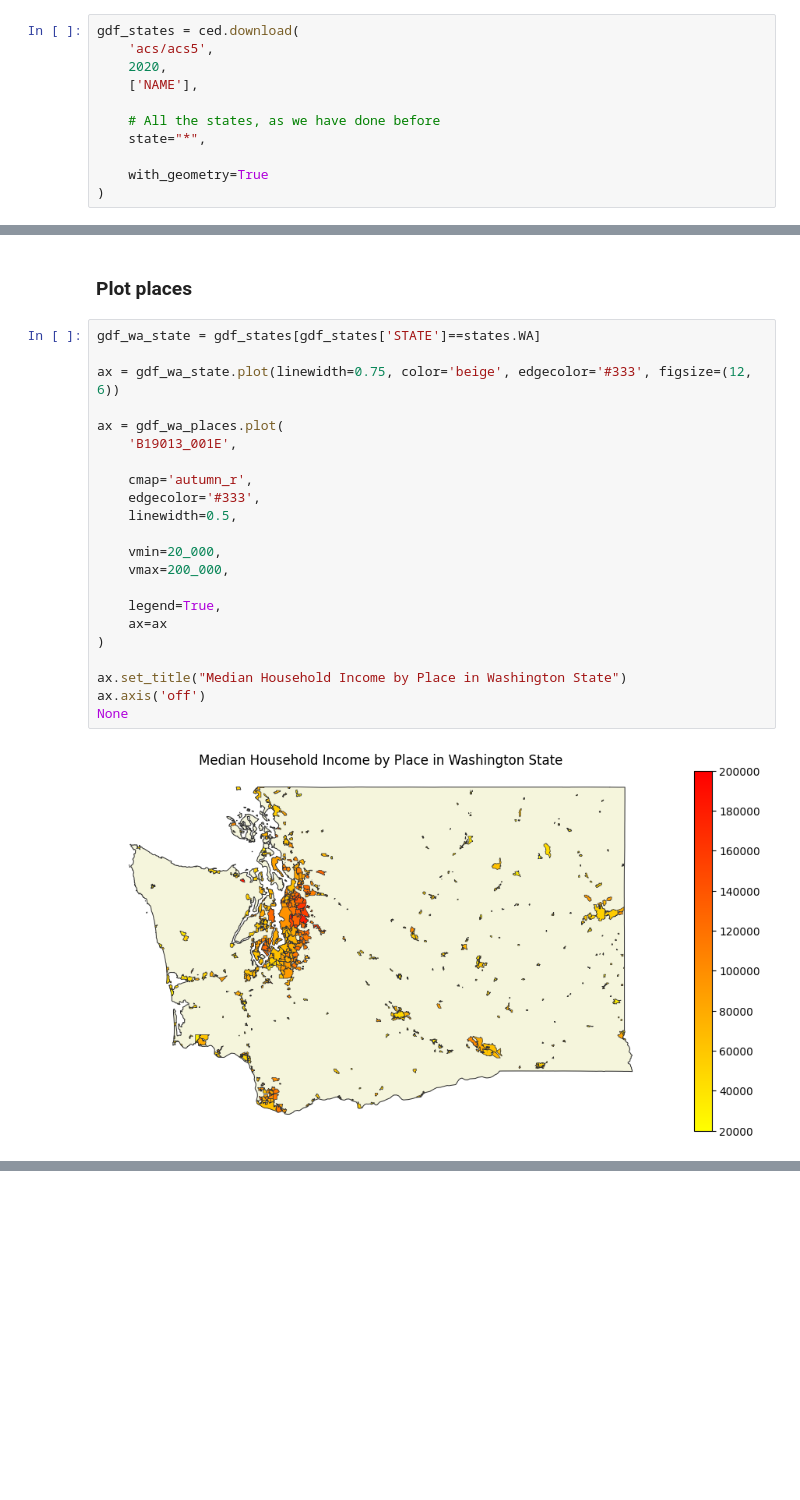
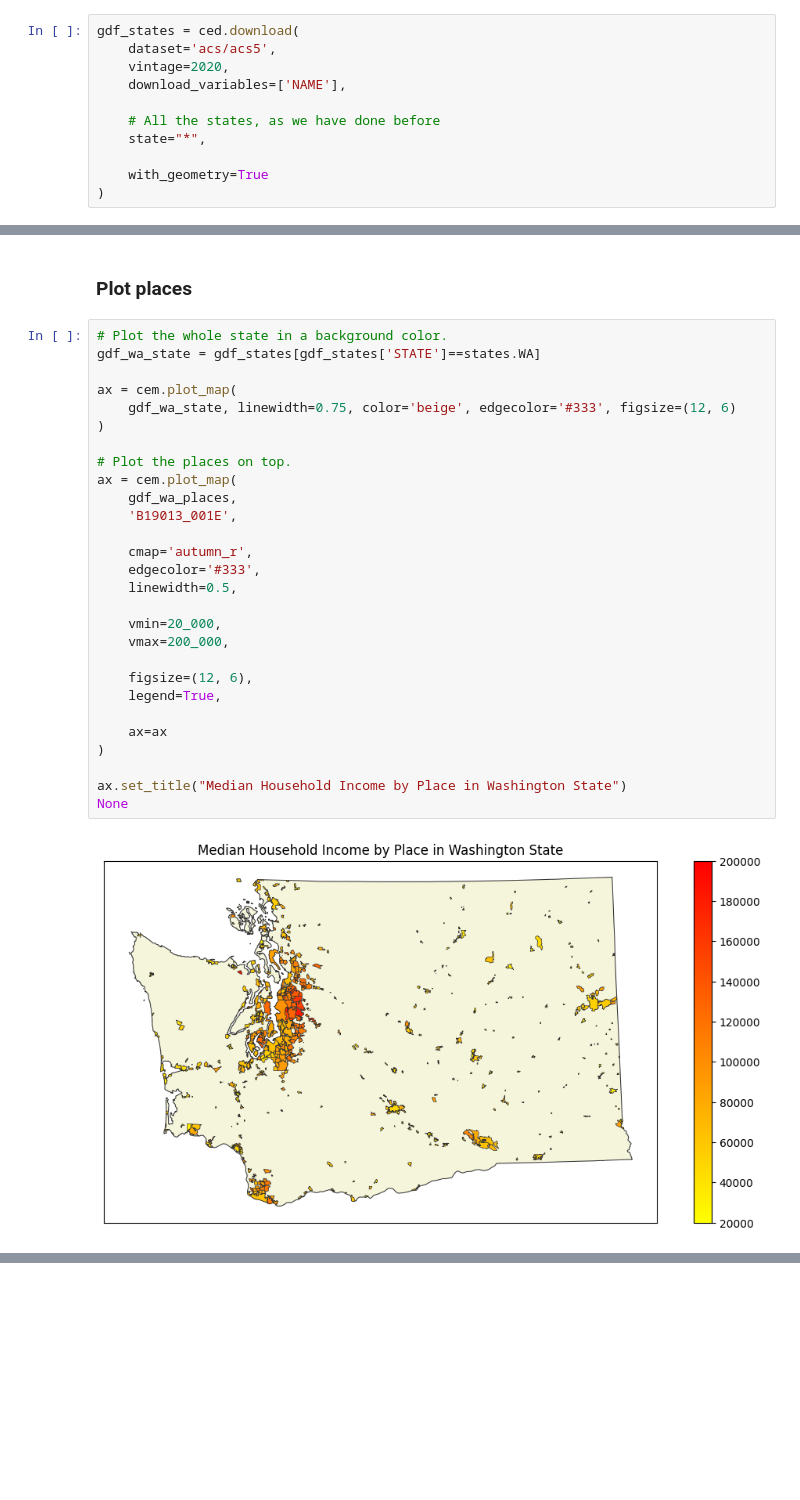
Before and after one commit to vengroff/censusdis-tutorial, a Jupyter notebook: Tutorial.ipynb, the cells around one changed output, grey strips where cells are left out. Cells and saved outputs as stored; diff of their text form; blank space fills up the shorter version.

```diff
--- a/Tutorial.ipynb
+++ b/Tutorial.ipynb
@@ -361,9 +384,9 @@ None
 Just as we have already done.
 # %%
 gdf_states = ced.download(
-    'acs/acs5',
-    2020,
-    ['NAME'],
+    dataset='acs/acs5',
+    vintage=2020,
+    download_variables=['NAME'],
 
     # All the states, as we have done before
     state="*",
@@ -582,26 +647,32 @@ gdf_wa_places.head()
 # %% [markdown]
 ### Plot places
 # %%
+# Plot the whole state in a background color.
 gdf_wa_state = gdf_states[gdf_states['STATE']==states.WA]
 
-ax = gdf_wa_state.plot(linewidth=0.75, color='beige', edgecolor='#333', figsize=(12, 6))
+ax = cem.plot_map(
+    gdf_wa_state, linewidth=0.75, color='beige', edgecolor='#333', figsize=(12, 6)
+)
 
-ax = gdf_wa_places.plot(
+# Plot the places on top.
+ax = cem.plot_map(
+    gdf_wa_places,
     'B19013_001E',
 
     cmap='autumn_r',
     edgecolor='#333',
     linewidth=0.5,
 
     vmin=20_000,
     vmax=200_000,
 
+    figsize=(12, 6),
     legend=True,
+
     ax=ax
 )
 
 ax.set_title("Median Household Income by Place in Washington State")
-ax.axis('off')
 None
 # %% [output]
-[figure, old version]
+[figure, new version]
```
Also changed, not shown: parts of 54 cells of this notebook, 1 other file.
